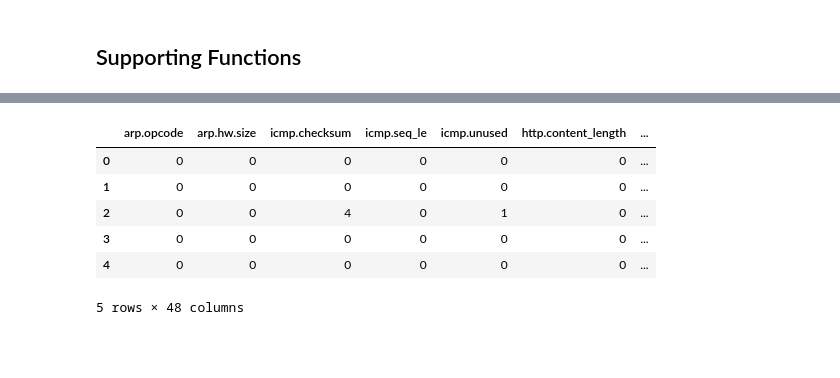
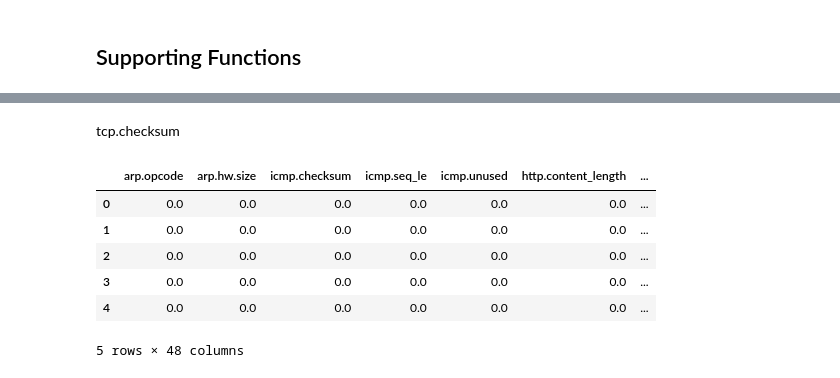
Before and after one commit to NirmalSankalana/intrusion-detection-dashboard, a Jupyter notebook: analysis/analysis.ipynb, the cells around one changed output, grey strips where cells are left out. Cells and saved outputs as stored; diff of their text form; code cells hidden in the pictures; blank space fills up the shorter version.

```diff
--- a/analysis/analysis.ipynb
+++ b/analysis/analysis.ipynb
@@ -26,13 +78,15 @@ def d_types_report(df):
+# %% [markdown]
+tcp.checksum
 # %%
-df = pd.read_csv('../data/original_data.csv')
+df = pd.read_csv('../data/test_data.csv')
 df.head()
 # %% [output]
 |  | arp.opcode | arp.hw.size | icmp.checksum | icmp.seq_le | icmp.unused | http.content_length | ... |
-| 0 | 0 | 0 | 0 | 0 | 0 | 0 | ... |
-| 1 | 0 | 0 | 0 | 0 | 0 | 0 | ... |
-| 2 | 0 | 0 | 4 | 0 | 1 | 0 | ... |
-| 3 | 0 | 0 | 0 | 0 | 0 | 0 | ... |
-| 4 | 0 | 0 | 0 | 0 | 0 | 0 | ... |
+| 0 | 0.0 | 0.0 | 0.0 | 0.0 | 0.0 | 0.0 | ... |
+| 1 | 0.0 | 0.0 | 0.0 | 0.0 | 0.0 | 0.0 | ... |
+| 2 | 0.0 | 0.0 | 0.0 | 0.0 | 0.0 | 0.0 | ... |
+| 3 | 0.0 | 0.0 | 0.0 | 0.0 | 0.0 | 0.0 | ... |
+| 4 | 0.0 | 0.0 | 0.0 | 0.0 | 0.0 | 0.0 | ... |
 5 rows × 48 columns
 # %%
 d_types_report(df)
```
Also changed, not shown: parts of 10 cells of this notebook, 6 other files.
